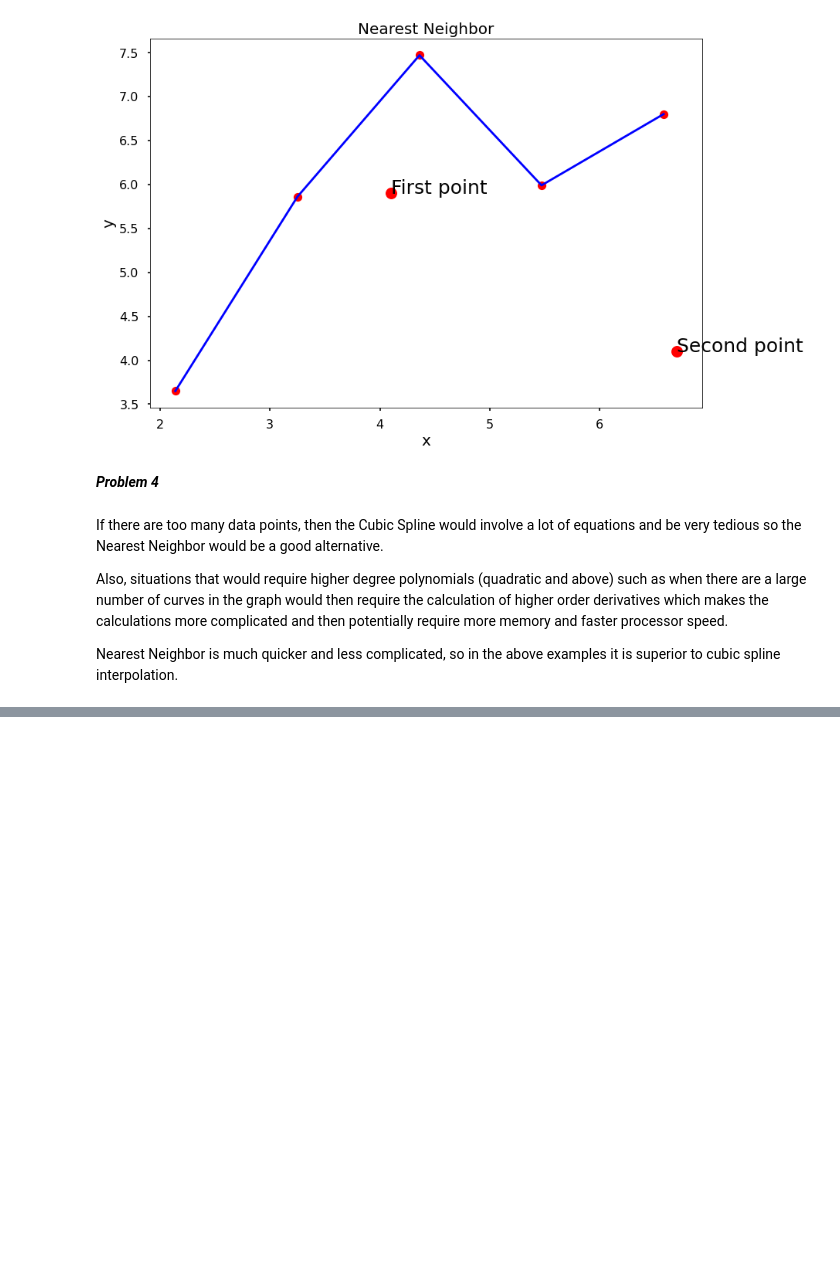
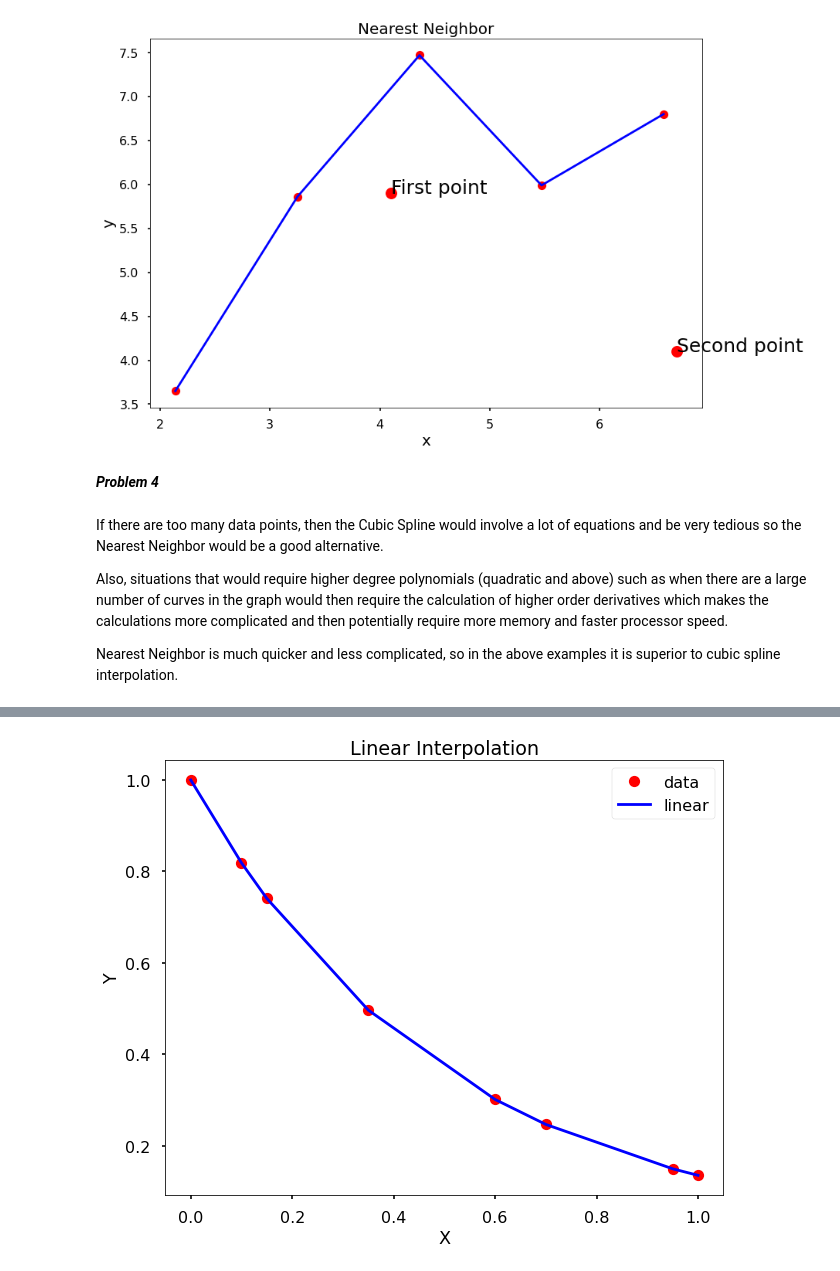
Before and after one commit to hyperkraz/MAT421, a Jupyter notebook: HW2.ipynb, the cells around one changed output, grey strips where cells are left out. Saved outputs shown, nothing was run; the diff lists cells and outputs as text; code cells hidden in the pictures; blank space fills up the shorter version.

```diff
--- a/HW2.ipynb
+++ b/HW2.ipynb
@@ -220,0 +260,4 @@ Nearest Neighbor is much quicker and less complicated, so in the above examples
+# %%
+my_interp_plotter(x, y, np.linspace(0, 1, 101), 'linear')
+# %% [output]
+[figure, added]
```
Also changed, not shown: parts of 4 cells of this notebook.
